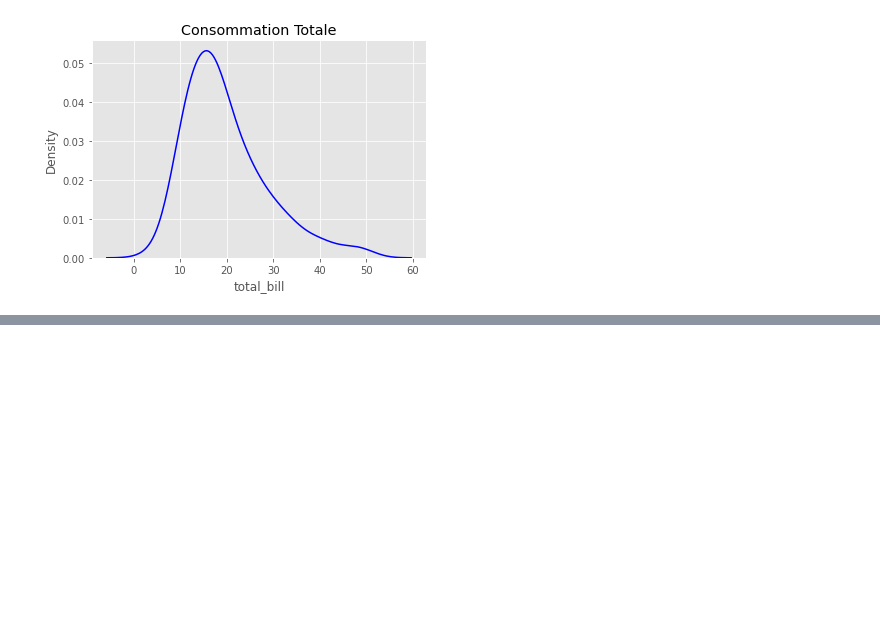
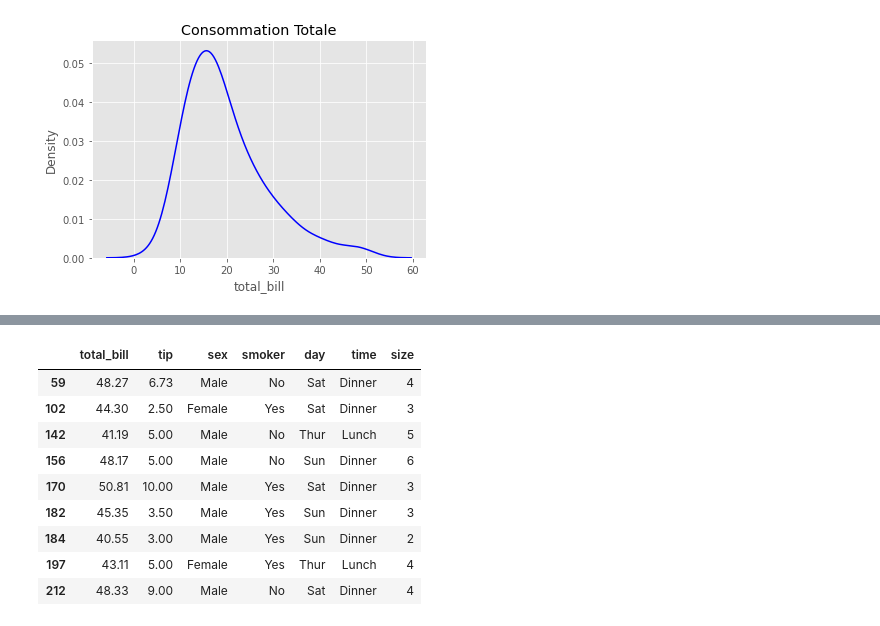
Before and after one commit to camara94/Statistique_pour_la_datascience, a Jupyter notebook: Visualisation univariée des données.ipynb, the cells around one changed output, grey strips where cells are left out. Cells and saved outputs as stored; diff of their text form; code cells hidden in the pictures; blank space fills up the shorter version.

Commit message:
determiner les outliers

```diff
--- a/Visualisation univariée des données.ipynb
+++ b/Visualisation univariée des données.ipynb
@@ -48,0 +55,30 @@ sns.distplot(df.total_bill, bins=20, hist=True, kde=True).set_title('Consommatio
+# %%
+# Importation du module stats de scipy
+
+from scipy import stats
+# Valeur aberrante se trouvente entre Q1 - 1.5IQR et Q3 + 1.5IQR
+
+def finding_outliers(data, variable_name):
+    iqr = stats.iqr(data[variable_name])
+    q1 = data[variable_name].quantile(.25)
+    q3 = data[variable_name].quantile(.75)
+
+    lower = q1 - 1.5*iqr
+    upper = q3 + 1.5*iqr
+
+    outliers_df = data[(data[variable_name] < lower) | (data[variable_name] > upper) ]
+
+    return outliers_df
+# %%
+finding_outliers(df, 'total_bill')
+# %% [output]
+|  | total_bill | tip | sex | smoker | day | time | size |
+| 59 | 48.27 | 6.73 | Male | No | Sat | Dinner | 4 |
+| 102 | 44.30 | 2.50 | Female | Yes | Sat | Dinner | 3 |
+| 142 | 41.19 | 5.00 | Male | No | Thur | Lunch | 5 |
+| 156 | 48.17 | 5.00 | Male | No | Sun | Dinner | 6 |
+| 170 | 50.81 | 10.00 | Male | Yes | Sat | Dinner | 3 |
+| 182 | 45.35 | 3.50 | Male | Yes | Sun | Dinner | 3 |
+| 184 | 40.55 | 3.00 | Male | Yes | Sun | Dinner | 2 |
+| 197 | 43.11 | 5.00 | Female | Yes | Thur | Lunch | 4 |
+| 212 | 48.33 | 9.00 | Male | No | Sat | Dinner | 4 |
```
Also changed, not shown: parts of 2 cells of this notebook.
